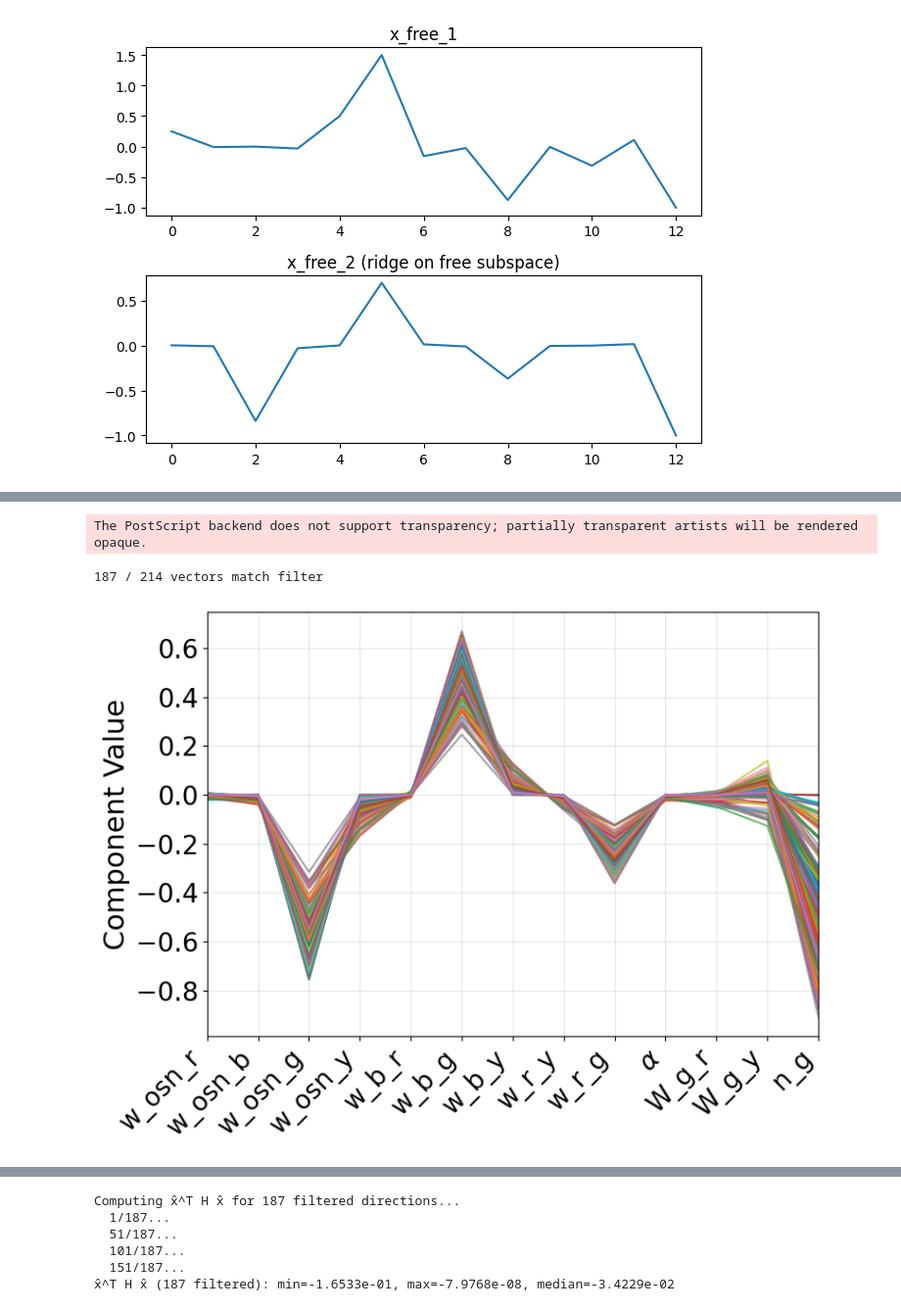
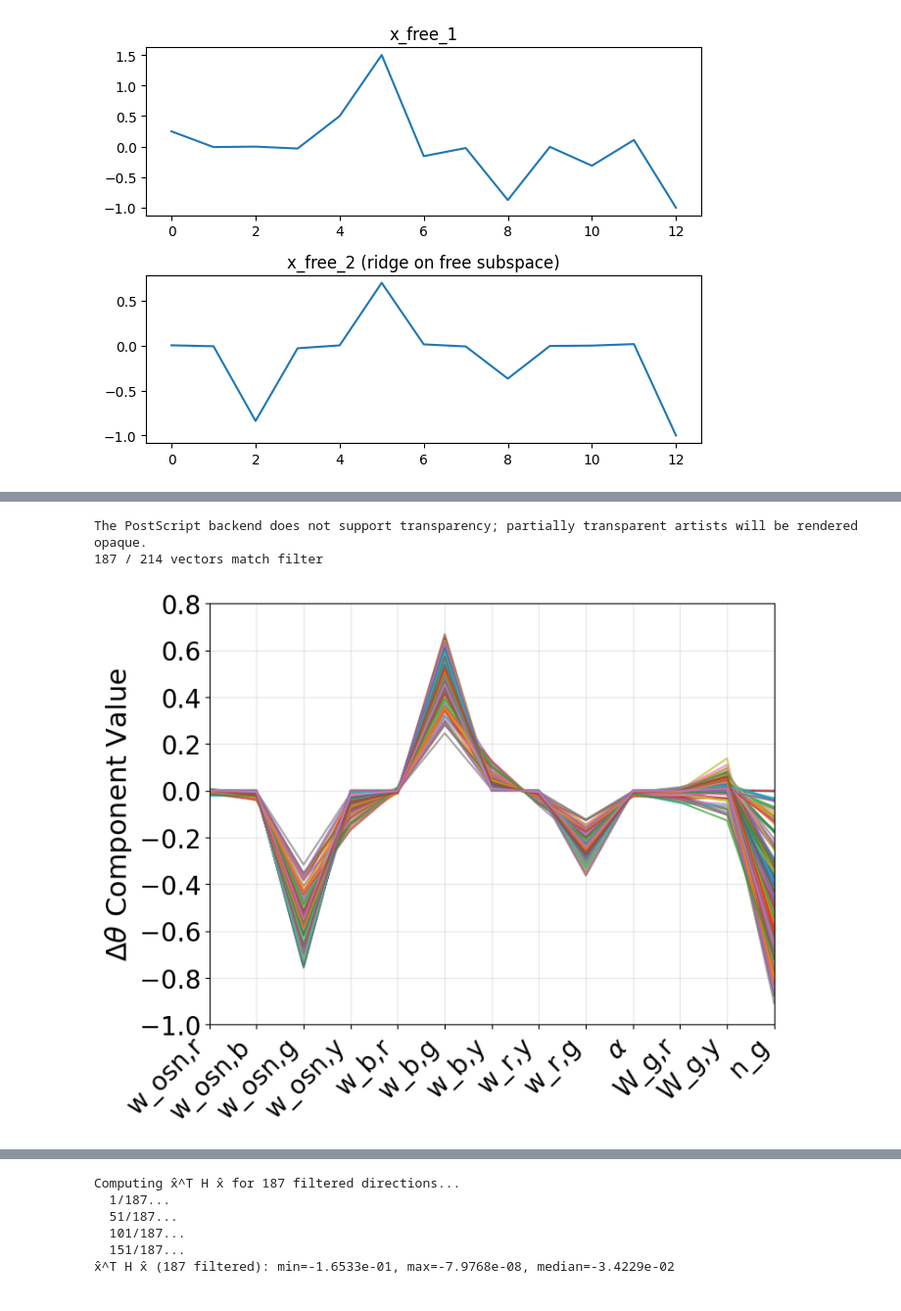
Before and after one commit to hizakim/4th_yr_project, a Jupyter notebook: TTFinal_report_h_learnable n_g.ipynb, the cells around one changed output, grey strips where cells are left out. Shown at 98% size. Drawn from its saved outputs; the diff is of its cells as text; code cells hidden in the pictures.

```diff
--- a/TTFinal_report_h_learnable n_g.ipynb
+++ b/TTFinal_report_h_learnable n_g.ipynb
@@ -368,9 +368,9 @@ plt.show()
 x_collect = x_collect / jnp.linalg.norm(x_collect, axis=1, keepdims=True)
 
 param_labels = [
-    'w_osn_r', 'w_osn_b', 'w_osn_g', 'w_osn_y',
-    'w_b_r', 'w_b_g', 'w_b_y', 'w_r_y', 'w_r_g',
-    r"$\alpha$", 'W_g_r', 'W_g_y', 'n_g',
+    'w_osn,r', 'w_osn,b', 'w_osn,g', 'w_osn,y',
+    'w_b,r', 'w_b,g', 'w_b,y', 'w_r,y', 'w_r,g',
+    r"$\alpha$", 'W_g,r', 'W_g,y', 'n_g',
 ]
 
 x_collect_np = np.array(x_collect)
@@ -380,11 +380,12 @@ plt.figure(figsize=(8, 6))
 for row_idx in range(x_collect_np.shape[0]):
     plt.plot(indices, x_collect_np[row_idx], alpha=0.7)
 
-plt.ylabel("Component Value", fontsize=22)
-plt.xlim(-0, 12)
+plt.ylabel(r"$\Delta\theta$ Component Value", fontsize=22)
+plt.xlim(0, 12)
+plt.ylim(-1, 0.8)
 plt.xticks(range(len(param_labels)), param_labels, rotation=45, ha='right', fontsize=20)
 plt.yticks(fontsize=20)
-plt.tight_layout()
+plt.grid(True, alpha=0.3)
 plt.savefig(f'Figures_final/x_collect_all.eps')
 plt.show()
 # %% [output]
@@ -393,25 +394,26 @@ The PostScript backend does not support transparency; partially transparent arti
 # %%
 # Vectors with w_b_g < -0.1 and positive n_g
-idx_w_b_g = param_labels.index('w_b_g')
+idx_w_b_g = param_labels.index('w_b,g')
 idx_n_g = param_labels.index('n_g')
 
 mask = (x_collect_np[:, idx_w_b_g] > 0.1) & (x_collect_np[:, idx_n_g] < 0)
 x_collect_filtered = x_collect_np[mask]
 print(f'{x_collect_filtered.shape[0]} / {x_collect_np.shape[0]} vectors match filter')
 
 plt.figure(figsize=(8, 6))
 for row_idx in range(x_collect_filtered.shape[0]):
     plt.plot(indices, x_collect_filtered[row_idx], alpha=0.7)
 
-plt.ylabel("Component Value", fontsize=22)
-plt.xlim(-0, 12)
+
+plt.ylabel(r"$\Delta\theta$ Component Value", fontsize=22)
+plt.xlim(0, 12)
+plt.ylim(-1, 0.8)
 plt.xticks(range(len(param_labels)), param_labels, rotation=45, ha='right', fontsize=20)
 plt.yticks(fontsize=20)
 plt.grid(True, alpha=0.3)
-plt.tight_layout()
 plt.savefig('Figures_final/x_collect_wbg_ng.eps')
 plt.show()
 # %% [output]
 The PostScript backend does not support transparency; partially transparent artists will be rendered opaque.
+187 / 214 vectors match filter
-187 / 214 vectors match filter
-[figure, old version]
+[figure, new version]
```
Also changed, not shown: parts of 8 cells of this notebook, 33 other files.
